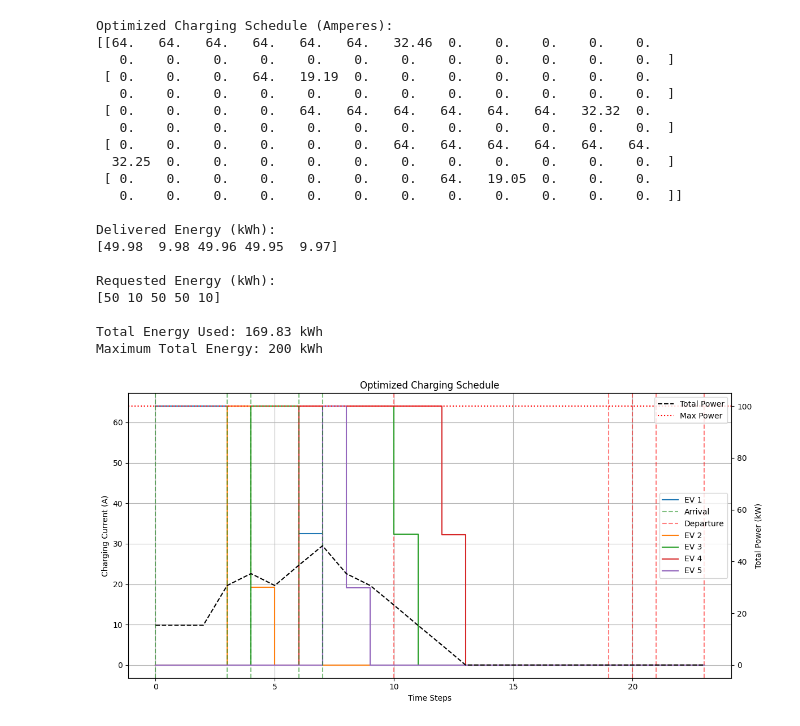
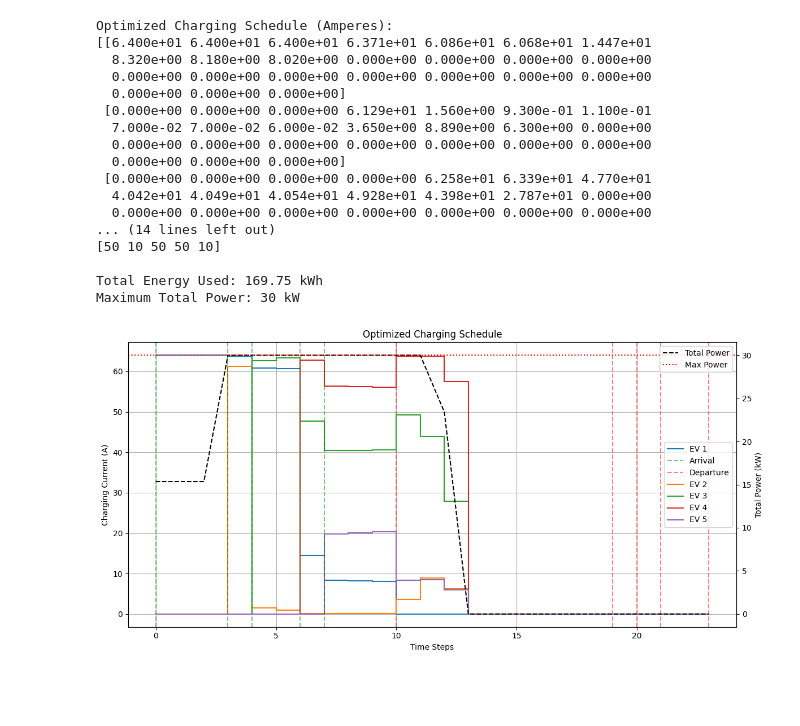
Before and after one commit to ajayadithan/smart-ev-charging, a Jupyter notebook: ev-charging.ipynb, the cells around one changed output. Cells and saved outputs as stored; diff of their text form; code cells hidden in the pictures; blank space fills up the shorter version.

Commit message:
adjusted objective function for max power

```diff
--- a/ev-charging.ipynb
+++ b/ev-charging.ipynb
@@ -8,11 +8,11 @@ num_time_steps = 24
 e = np.array([50, 10, 50, 50, 10])  # Energy requests in kWh
 V = 240  # Voltage in volts
 dt = 0.5  # Time step duration in hours
-max_total_energy = 200  # Maximum total energy in kW
+max_total_power = 30  # Maximum total power in kW
 arrival_times = np.array([0, 3, 4, 6, 7])
 departure_times = np.array([10, 20, 23, 19, 21])
 # %%
-def optimize_power_schedule(e, V, dt, max_total_energy, num_evs, num_time_steps, arrival_times, departure_times):
+def optimize_power_schedule(e, V, dt, max_total_power, num_evs, num_time_steps, arrival_times, departure_times):
     # Decision variable: charging current for each EV at each time step
     r = cp.Variable((num_evs, num_time_steps), nonneg=True)
 
@@ -31,9 +31,8 @@ def optimize_power_schedule(e, V, dt, max_total_energy, num_evs, num_time_steps,
 
     # Constraints
     constraints = [
-        # cp.sum(r) * V * dt / 1000 <= max_total_energy,  # Total energy constraint
-        cp.sum(r, axis=0) * V / 1000 <= 100,
-        delivered_energy <= e,  # Do not exceed requested energy
+        cp.sum(r, axis=0) * V / 1000 <= max_total_power,    # Do not exceed the total capacity
+        delivered_energy <= e,                  # Do not exceed requested energy
         r <= 64
     ]
 
@@ -50,7 +49,7 @@ def optimize_power_schedule(e, V, dt, max_total_energy, num_evs, num_time_steps,
 
     return r.value
 # %%
-optimized_schedule = optimize_power_schedule(e, V, dt, max_total_energy, num_evs, num_time_steps, arrival_times, departure_times)
+optimized_schedule = optimize_power_schedule(e, V, dt, max_total_power, num_evs, num_time_steps, arrival_times, departure_times)
 
 # Display the results
 print("Optimized Charging Schedule (Amperes):")
@@ -65,54 +64,50 @@ print("\nRequested Energy (kWh):")
 print(e)
 
 print(f"\nTotal Energy Used: {np.sum(delivered_energy):.2f} kWh")
-print(f"Maximum Total Energy: {max_total_energy} kWh")
+print(f"Maximum Total Power: {max_total_power} kW")
 # %% [output]
 Optimized Charging Schedule (Amperes):
-[[64.   64.   64.   64.   64.   64.   32.46  0.    0.    0.    0.    0.
-   0.    0.    0.    0.    0.    0.    0.    0.    0.    0.    0.    0.  ]
- [ 0.    0.    0.   64.   19.19  0.    0.    0.    0.    0.    0.    0.
-   0.    0.    0.    0.    0.    0.    0.    0.    0.    0.    0.    0.  ]
- [ 0.    0.    0.    0.   64.   64.   64.   64.   64.   64.   32.32  0.
-   0.    0.    0.    0.    0.    0.    0.    0.    0.    0.    0.    0.  ]
- [ 0.    0.    0.    0.    0.    0.   64.   64.   64.   64.   64.   64.
-  32.25  0.    0.    0.    0.    0.    0.    0.    0.    0.    0.    0.  ]
- [ 0.    0.    0.    0.    0.    0.    0.   64.   19.05  0.    0.    0.
-   0.    0.    0.    0.    0.    0.    0.    0.    0.    0.    0.    0.  ]]
-
-Delivered Energy (kWh):
-[49.98  9.98 49.96 49.95  9.97]
-
-Requested Energy (kWh):
+[[6.400e+01 6.400e+01 6.400e+01 6.371e+01 6.086e+01 6.068e+01 1.447e+01
+  8.320e+00 8.180e+00 8.020e+00 0.000e+00 0.000e+00 0.000e+00 0.000e+00
+  0.000e+00 0.000e+00 0.000e+00 0.000e+00 0.000e+00 0.000e+00 0.000e+00
+  0.000e+00 0.000e+00 0.000e+00]
+ [0.000e+00 0.000e+00 0.000e+00 6.129e+01 1.560e+00 9.300e-01 1.100e-01
+  7.000e-02 7.000e-02 6.000e-02 3.650e+00 8.890e+00 6.300e+00 0.000e+00
+  0.000e+00 0.000e+00 0.000e+00 0.000e+00 0.000e+00 0.000e+00 0.000e+00
+  0.000e+00 0.000e+00 0.000e+00]
+ [0.000e+00 0.000e+00 0.000e+00 0.000e+00 6.258e+01 6.339e+01 4.770e+01
+  4.042e+01 4.049e+01 4.054e+01 4.928e+01 4.398e+01 2.787e+01 0.000e+00
+  0.000e+00 0.000e+00 0.000e+00 0.000e+00 0.000e+00 0.000e+00 0.000e+00
+... (14 lines left out)
 [50 10 50 50 10]
 
-Total Energy Used: 169.83 kWh
-Maximum Total Energy: 200 kWh
+Total Energy Used: 169.75 kWh
+Maximum Total Power: 30 kW
 # %%
 def plot_charging_schedule(optimized_schedule, num_time_steps, arrival_times, departure_times, max_power, V):
     plt.figure(figsize=(12, 6))
     for i in range(optimized_schedule.shape[0]):
         plt.step(range(num_time_steps), optimized_schedule[i], label=f'EV {i+1}', where='post')
         plt.axvline(x=arrival_times[i], color='g', linestyle='--', alpha=0.5, label='Arrival' if i == 0 else "")
         plt.axvline(x=departure_times[i], color='r', linestyle='--', alpha=0.5, label='Departure' if i == 0 else "")
 
     plt.xlabel('Time Steps')
     plt.ylabel('Charging Current (A)')
     plt.title('Optimized Charging Schedule')
     plt.legend(loc='right')
     plt.grid(True)
 
     total_power = np.sum(optimized_schedule, axis=0) * V / 1000 # Convert to kW
     plt.twinx()
     plt.plot(range(num_time_steps), total_power, 'k--', label='Total Power')
     plt.ylabel('Total Power (kW)')
     plt.axhline(y=max_power, color='r', linestyle=':', label='Max Power')
     plt.legend(loc='upper right')
 
     plt.tight_layout()
     plt.show()
 
 # Plot the optimized charging schedule
-max_total_power = 100
 plot_charging_schedule(optimized_schedule, num_time_steps, arrival_times, departure_times, max_total_power, V)
 # %% [output]
-[figure, old version]
+[figure, new version]
```
